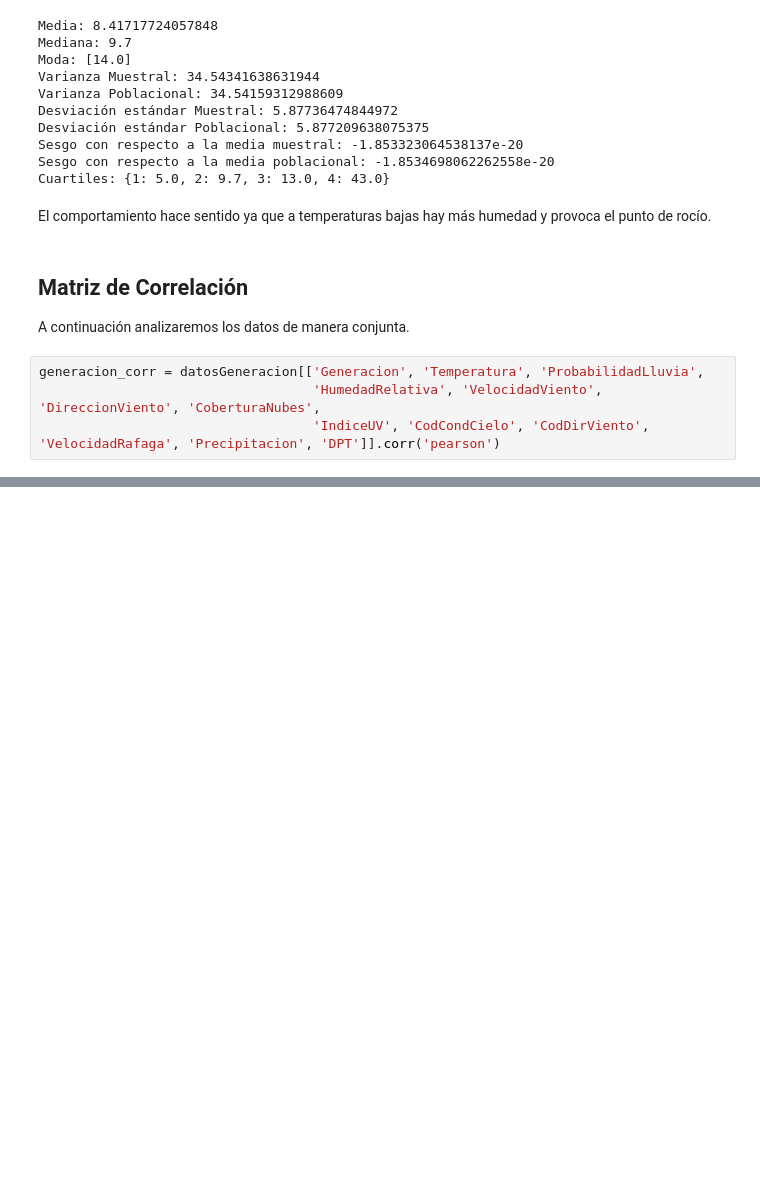
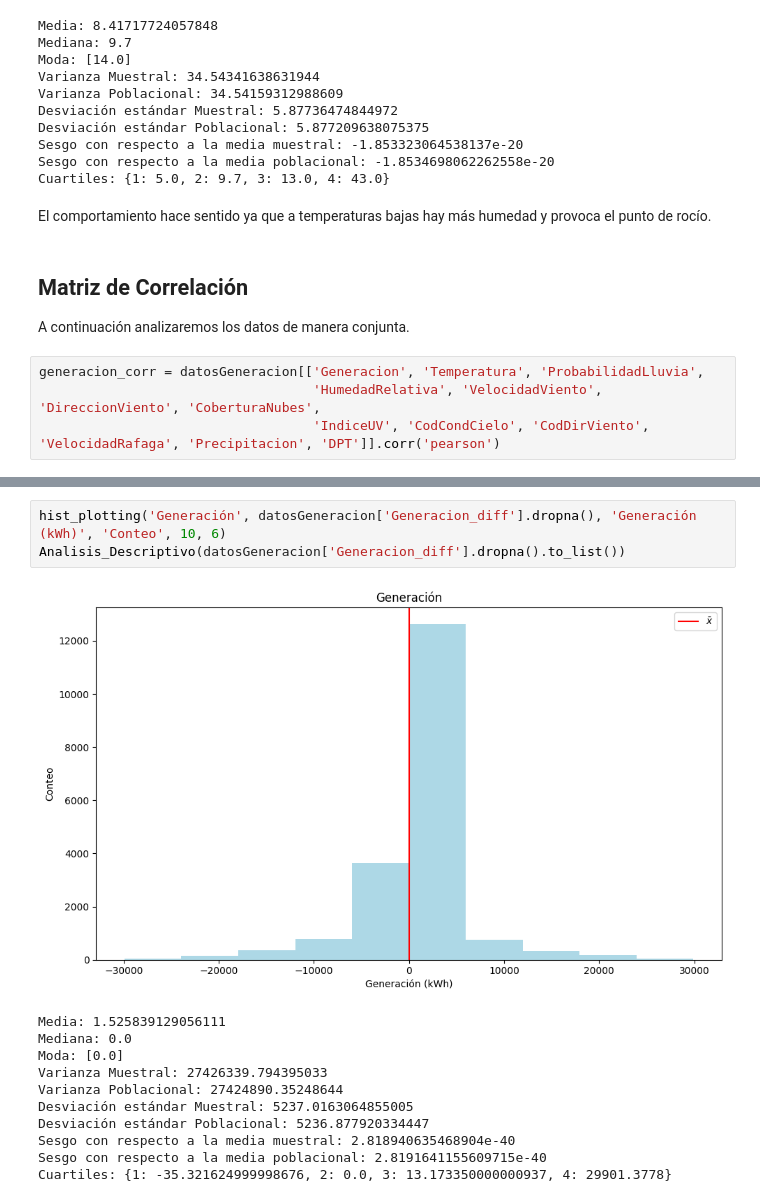
Before and after one commit to ClaudiaGtzD/AprendizajeAutomatico, a Jupyter notebook: Semana03/Tarea_03.ipynb, the cells around one changed output, grey strips where cells are left out. Cells and saved outputs as stored; diff of their text form; blank space fills up the shorter version.

```diff
--- a/Semana03/Tarea_03.ipynb
+++ b/Semana03/Tarea_03.ipynb
@@ -541,0 +548,15 @@ generacion_corr.style.background_gradient(cmap='Greens', axis=0)
+# %%
+hist_plotting('Generación', datosGeneracion['Generacion_diff'].dropna(), 'Generación (kWh)', 'Conteo', 10, 6)
+Analisis_Descriptivo(datosGeneracion['Generacion_diff'].dropna().to_list())
+# %% [output]
+[figure, added]
+Media: 1.525839129056111
+Mediana: 0.0
+Moda: [0.0]
+Varianza Muestral: 27426339.794395033
+Varianza Poblacional: 27424890.35248644
+Desviación estándar Muestral: 5237.0163064855005
+Desviación estándar Poblacional: 5236.877920334447
+Sesgo con respecto a la media muestral: 2.818940635468904e-40
+Sesgo con respecto a la media poblacional: 2.8191641155609715e-40
+Cuartiles: {1: -35.321624999998676, 2: 0.0, 3: 13.173350000000937, 4: 29901.3778}
```
Also changed, not shown: parts of 3 cells of this notebook, 4 other files.
